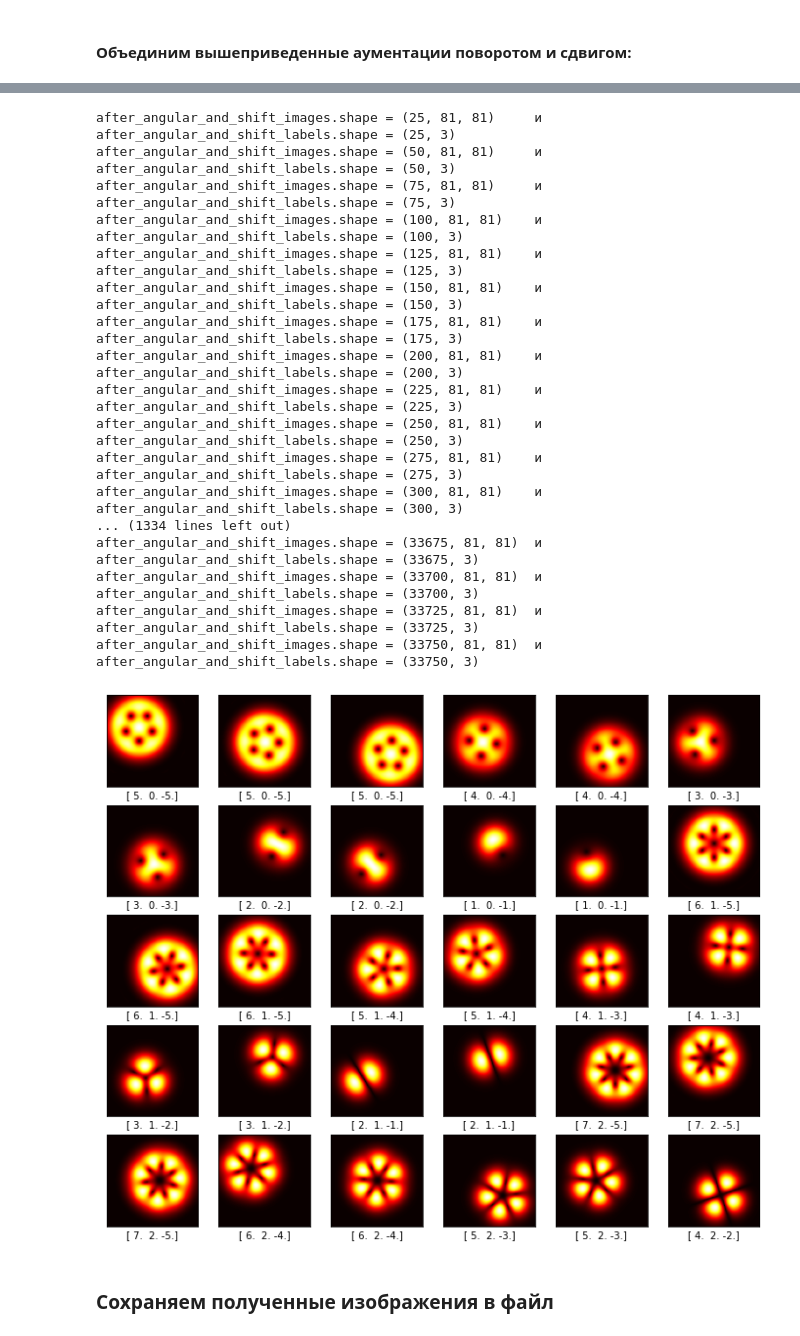
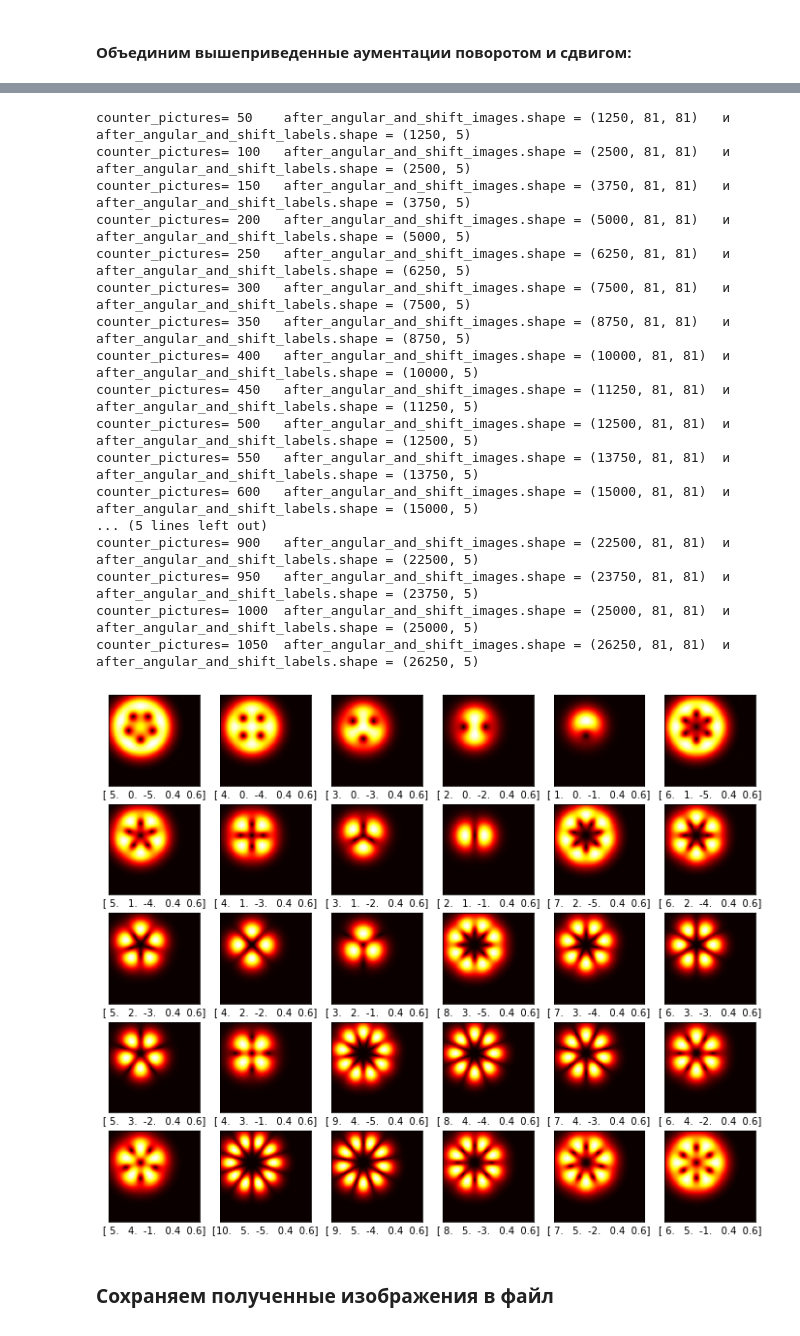
Before and after one commit to LinarKulinar/VortexBeamResearch, a Jupyter notebook: forming_vortex_beam_master_research_2022_forming_dataset.ipynb, the cells around one changed output, grey strips where cells are left out. Drawn from its saved outputs; the diff is of its cells as text; code cells hidden in the pictures.

```diff
--- a/forming_vortex_beam_master_research_2022_forming_dataset.ipynb
+++ b/forming_vortex_beam_master_research_2022_forming_dataset.ipynb
@@ -639,9 +627,9 @@ after_angular_images.shape
 # %%
-plt.figure(figsize=(12,10))
-for i in range(30):
-    plt.subplot(5,6,i+1) # индексы тут и в figure наоборот, как ни странно
+plt.figure(figsize=(12,4))
+for i in range(12):
+    plt.subplot(2,6,i+1) # индексы тут и в figure наоборот, как ни странно
     plt.xticks([])
     plt.yticks([])
     plt.grid(False)
-    plt.imshow(after_angular_images[i], cmap=plt.cm.hot)
+    plt.imshow(after_angular_images[i+36*4], cmap=plt.cm.hot)
 # %% [output]
@@ -782,13 +771,16 @@ tmp_15.shape
 def make_shift_aumentation_for_array(beam_images, beam_labels):
 
   after_angular_images = np.zeros(shape=(0, beam_images.shape[1], beam_images.shape[2]))
-  after_angular_labels = np.zeros(shape=(0, 3))
+  after_angular_labels = np.zeros(shape=(0, 5))
+  counter_pictures=0
   for image, label in zip(beam_images, beam_labels): # идём по каждой картинке
       assert type(label) is list, "Если label не list, то некорректно произойдет склеивание меток несколькими строчками кода ниже"
-      result_angle_augmentation = angle_augmentation(image, label, num=45)
+      result_angle_augmentation = angle_augmentation(image, label, num=12)
       after_angular_images = np.concatenate((after_angular_images, result_angle_augmentation), axis=0)  # склеиваем картинки вместе
       after_angular_labels = np.concatenate((after_angular_labels, [label]*len(result_angle_augmentation)), axis=0)  # склеиваем метки картинок вместе
-      print("after_angular_images.shape =", after_angular_images.shape, "\tи after_angular_labels.shape =", after_angular_labels.shape)
+      counter_pictures+=1
+      if counter_pictures % 10 == 0:
+        print("counter_pictures=", counter_pictures, "\tafter_angular_images.shape =", after_angular_images.shape, "\tи after_angular_labels.shape =", after_angular_labels.shape)
   return (after_angular_images, after_angular_labels)
 
 after_angular_images, after_angular_labels = make_shift_aumentation_for_array(beam_images, beam_label)
@@ -817,6 +801,6 @@ for i in range(30):
     plt.xticks([])
     plt.yticks([])
     plt.grid(False)
-    plt.imshow(after_angular_images[i*10], cmap=plt.cm.hot)
-    plt.xlabel(after_angular_labels[i*10])
+    plt.imshow(after_angular_images[i*30], cmap=plt.cm.hot)
+    plt.xlabel(after_angular_labels[i*30])
 # %% [output]
@@ -825,48 +809,50 @@ for i in range(30):
 def make_shift_aumentation_for_array(beam_images, beam_labels):
 
   after_angular_and_shift_images = np.zeros(shape=(0, beam_images.shape[1], beam_images.shape[2]))
-  after_angular_and_shift_labels = np.zeros(shape=(0, 3))
-
+  after_angular_and_shift_labels = np.zeros(shape=(0, 5))
+  image_shift_array_tmp = generate_shift_array(beam_images[0], scale=1/6, step = 6) # далее меняться не будет
+  counter_pictures=0
   for image, label in zip(beam_images, beam_labels): # идём по каждой картинке
       # аугментация сдвигом
-      image_shift_array_tmp = generate_shift_array(beam_images[3], scale=1/6, step = 6)
       result_shift_augmentation = shift_augmentation(image, label, image_shift_array=image_shift_array_tmp)
       after_angular_and_shift_images = np.concatenate((after_angular_and_shift_images, result_shift_augmentation), axis=0)  # склеиваем картинки вместе
       after_angular_and_shift_labels = np.concatenate((after_angular_and_shift_labels, [label]*len(result_shift_augmentation)), axis=0)  # склеиваем метки картинок вместе
-      print("after_angular_and_shift_images.shape =", after_angular_and_shift_images.shape, "\tи after_angular_and_shift_labels.shape =", after_angular_and_shift_labels.shape)
+      counter_pictures+=1
+      if counter_pictures % 50 == 0:
+        print("counter_pictures=", counter_pictures, "\tafter_angular_and_shift_images.shape =", after_angular_and_shift_images.shape, "\tи after_angular_and_shift_labels.shape =", after_angular_and_shift_labels.shape)
   return (after_angular_and_shift_images, after_angular_and_shift_labels)
 
 
 after_angular_and_shift_images, after_angular_and_shift_labels = make_shift_aumentation_for_array(after_angular_images, after_angular_labels)
 # %% [output]
-after_angular_and_shift_images.shape = (25, 81, 81)     и after_angular_and_shift_labels.shape = (25, 3)
-after_angular_and_shift_images.shape = (50, 81, 81)     и after_angular_and_shift_labels.shape = (50, 3)
-after_angular_and_shift_images.shape = (75, 81, 81)     и after_angular_and_shift_labels.shape = (75, 3)
-after_angular_and_shift_images.shape = (100, 81, 81)    и after_angular_and_shift_labels.shape = (100, 3)
-after_angular_and_shift_images.shape = (125, 81, 81)    и after_angular_and_shift_labels.shape = (125, 3)
-after_angular_and_shift_images.shape = (150, 81, 81)    и after_angular_and_shift_labels.shape = (150, 3)
-after_angular_and_shift_images.shape = (175, 81, 81)    и after_angular_and_shift_labels.shape = (175, 3)
-after_angular_and_shift_images.shape = (200, 81, 81)    и after_angular_and_shift_labels.shape = (200, 3)
-after_angular_and_shift_images.shape = (225, 81, 81)    и after_angular_and_shift_labels.shape = (225, 3)
-after_angular_and_shift_images.shape = (250, 81, 81)    и after_angular_and_shift_labels.shape = (250, 3)
-after_angular_and_shift_images.shape = (275, 81, 81)    и after_angular_and_shift_labels.shape = (275, 3)
-after_angular_and_shift_images.shape = (300, 81, 81)    и after_angular_and_shift_labels.shape = (300, 3)
-... (1334 lines left out)
-after_angular_and_shift_images.shape = (33675, 81, 81)  и after_angular_and_shift_labels.shape = (33675, 3)
-after_angular_and_shift_images.shape = (33700, 81, 81)  и after_angular_and_shift_labels.shape = (33700, 3)
-after_angular_and_shift_images.shape = (33725, 81, 81)  и after_angular_and_shift_labels.shape = (33725, 3)
-after_angular_and_shift_images.shape = (33750, 81, 81)  и after_angular_and_shift_labels.shape = (33750, 3)
+counter_pictures= 50    after_angular_and_shift_images.shape = (1250, 81, 81)   и after_angular_and_shift_labels.shape = (1250, 5)
+counter_pictures= 100   after_angular_and_shift_images.shape = (2500, 81, 81)   и after_angular_and_shift_labels.shape = (2500, 5)
+counter_pictures= 150   after_angular_and_shift_images.shape = (3750, 81, 81)   и after_angular_and_shift_labels.shape = (3750, 5)
+counter_pictures= 200   after_angular_and_shift_images.shape = (5000, 81, 81)   и after_angular_and_shift_labels.shape = (5000, 5)
+counter_pictures= 250   after_angular_and_shift_images.shape = (6250, 81, 81)   и after_angular_and_shift_labels.shape = (6250, 5)
+counter_pictures= 300   after_angular_and_shift_images.shape = (7500, 81, 81)   и after_angular_and_shift_labels.shape = (7500, 5)
+counter_pictures= 350   after_angular_and_shift_images.shape = (8750, 81, 81)   и after_angular_and_shift_labels.shape = (8750, 5)
+counter_pictures= 400   after_angular_and_shift_images.shape = (10000, 81, 81)  и after_angular_and_shift_labels.shape = (10000, 5)
+counter_pictures= 450   after_angular_and_shift_images.shape = (11250, 81, 81)  и after_angular_and_shift_labels.shape = (11250, 5)
+counter_pictures= 500   after_angular_and_shift_images.shape = (12500, 81, 81)  и after_angular_and_shift_labels.shape = (12500, 5)
+counter_pictures= 550   after_angular_and_shift_images.shape = (13750, 81, 81)  и after_angular_and_shift_labels.shape = (13750, 5)
+counter_pictures= 600   after_angular_and_shift_images.shape = (15000, 81, 81)  и after_angular_and_shift_labels.shape = (15000, 5)
+... (5 lines left out)
+counter_pictures= 900   after_angular_and_shift_images.shape = (22500, 81, 81)  и after_angular_and_shift_labels.shape = (22500, 5)
+counter_pictures= 950   after_angular_and_shift_images.shape = (23750, 81, 81)  и after_angular_and_shift_labels.shape = (23750, 5)
+counter_pictures= 1000  after_angular_and_shift_images.shape = (25000, 81, 81)  и after_angular_and_shift_labels.shape = (25000, 5)
+counter_pictures= 1050  after_angular_and_shift_images.shape = (26250, 81, 81)  и after_angular_and_shift_labels.shape = (26250, 5)
 # %%
 plt.figure(figsize=(12,10))
 for i in range(30):
     plt.subplot(5,6,i+1) # индексы тут и в figure наоборот, как ни странно
     plt.xticks([])
     plt.yticks([])
     plt.grid(False)
-    plt.imshow(after_angular_and_shift_images[i*512], cmap=plt.cm.hot)
-    plt.xlabel(after_angular_and_shift_labels[i*512])
+    plt.imshow(after_angular_and_shift_images[i*900], cmap=plt.cm.hot)
+    plt.xlabel(after_angular_and_shift_labels[i*900])
 # %% [output]
-[figure, old version]
+[figure, new version]
 # %% [markdown]
 ### **Сохраняем полученные изображения в файл**
 # %%
```
Also changed, not shown: parts of 40 cells of this notebook.
